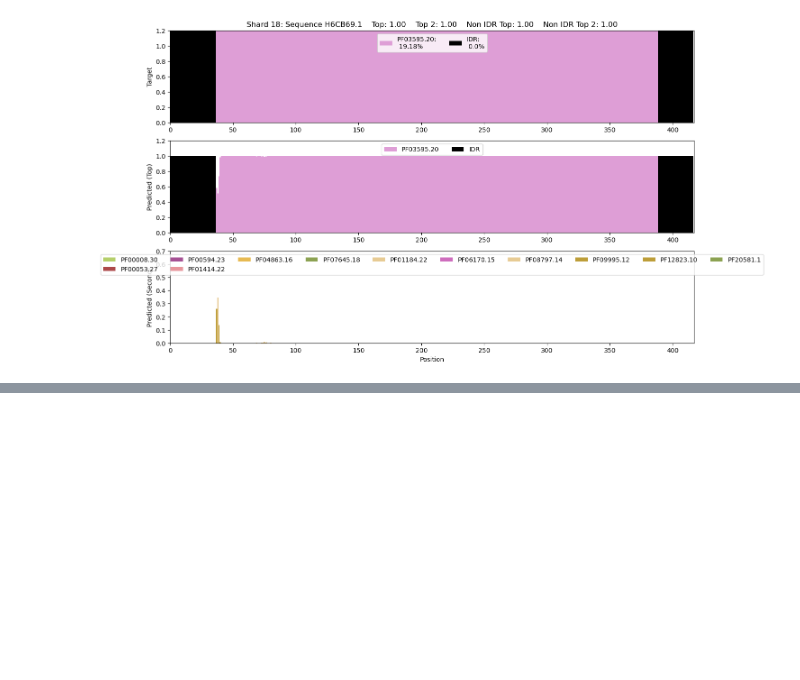
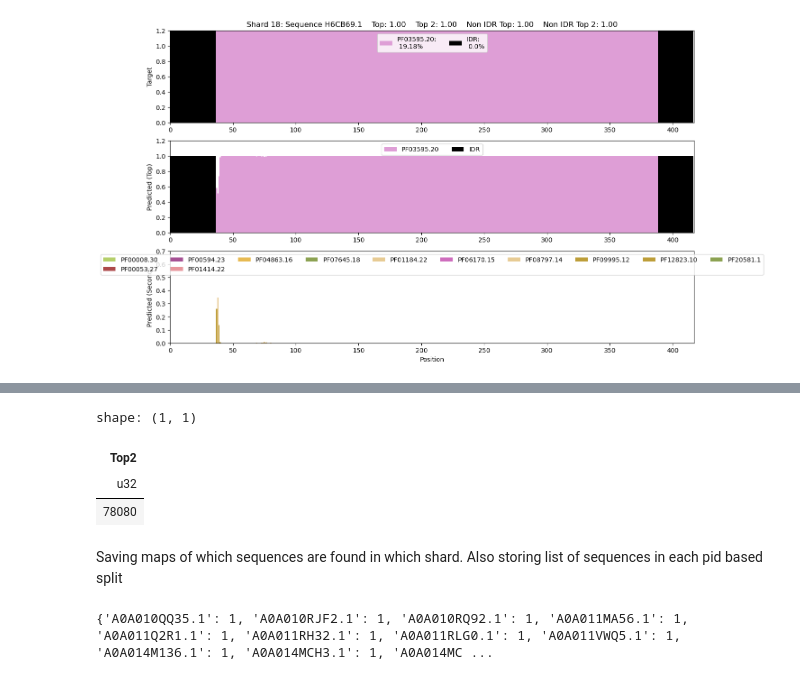
Before and after one commit to Protein-Sequence-Annotation/PSALM, a Jupyter notebook: library/test_esm.ipynb, the cells around one changed output, grey strips where cells are left out. Saved outputs shown, nothing was run; the diff lists cells and outputs as text; code cells hidden in the pictures; blank space fills up the shorter version.

```diff
--- a/library/test_esm.ipynb
+++ b/library/test_esm.ipynb
@@ -760,0 +808,26 @@ vz.viewSingleFam(shard, seq_id, results, list(maps['fam_idx'].keys()))
+# %%
+(df.select('Top2') > 0.999).sum()
+# %% [output]
+shape: (1, 1)
+| Top2 |
+| u32 |
+| 78080 |
+# %% [markdown]
+Saving maps of which sequences are found in which shard.
+Also storing list of sequences in each pid based split
+# %%
+from pathlib import Path
+from Bio import SeqIO
+
+all_shard_path = Path('../data/test_fasta/')
+num_shards = 50
+
+seq_shard_map = {}
+
+for i in range(1,num_shards+1):
+    for record in SeqIO.parse(all_shard_path / f'split_{i}_test_ids_full.fasta', 'fasta'):
+        seq_shard_map[record.id] = i
+
+print(seq_shard_map)
+# %% [output]
+{'A0A010QQ35.1': 1, 'A0A010RJF2.1': 1, 'A0A010RQ92.1': 1, 'A0A011MA56.1': 1, 'A0A011Q2R1.1': 1, 'A0A011RH32.1': 1, 'A0A011RLG0.1': 1, 'A0A011VWQ5.1': 1, 'A0A014M136.1': 1, 'A0A014MCH3.1': 1, 'A0A014MC ...
```
Also changed, not shown: parts of 6 cells of this notebook, 5 other files.
